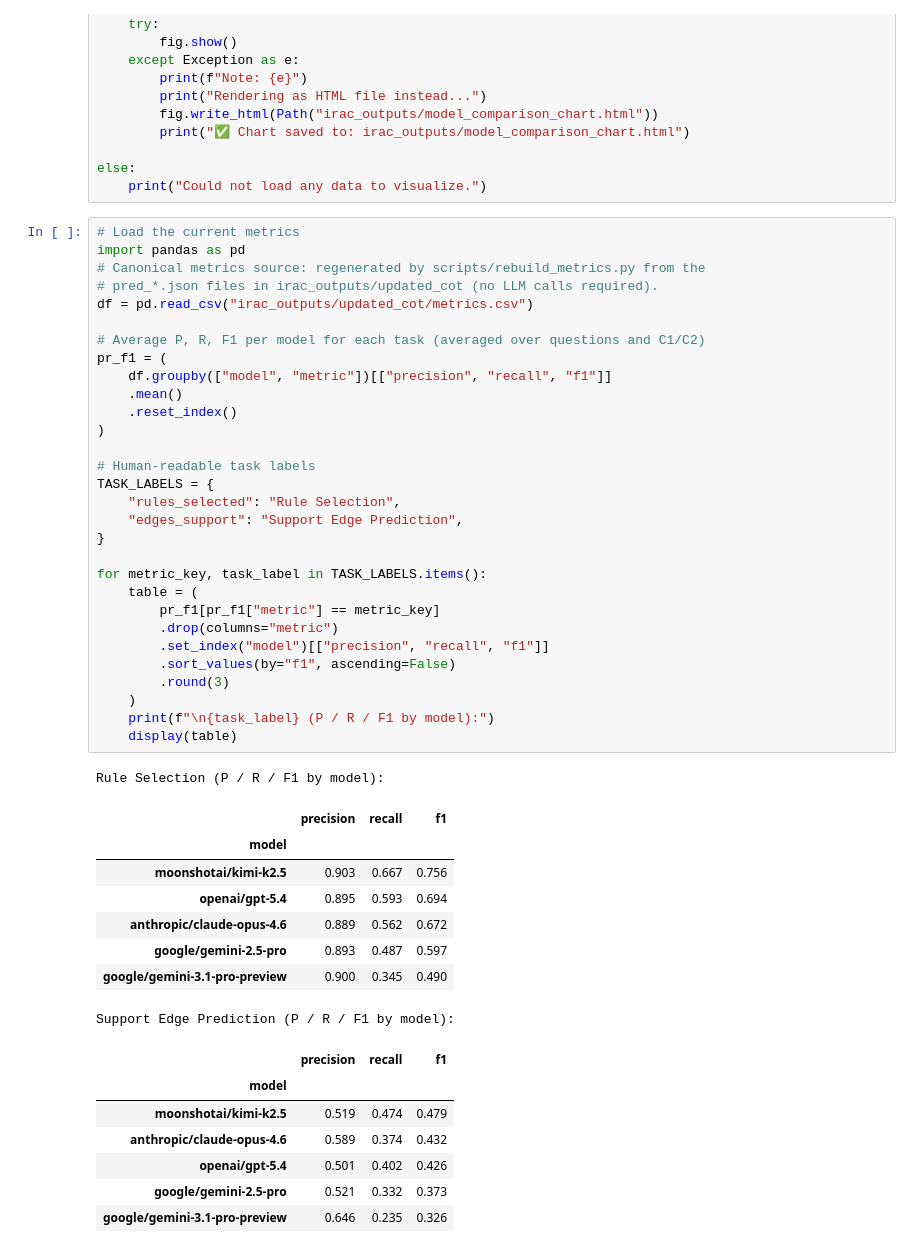
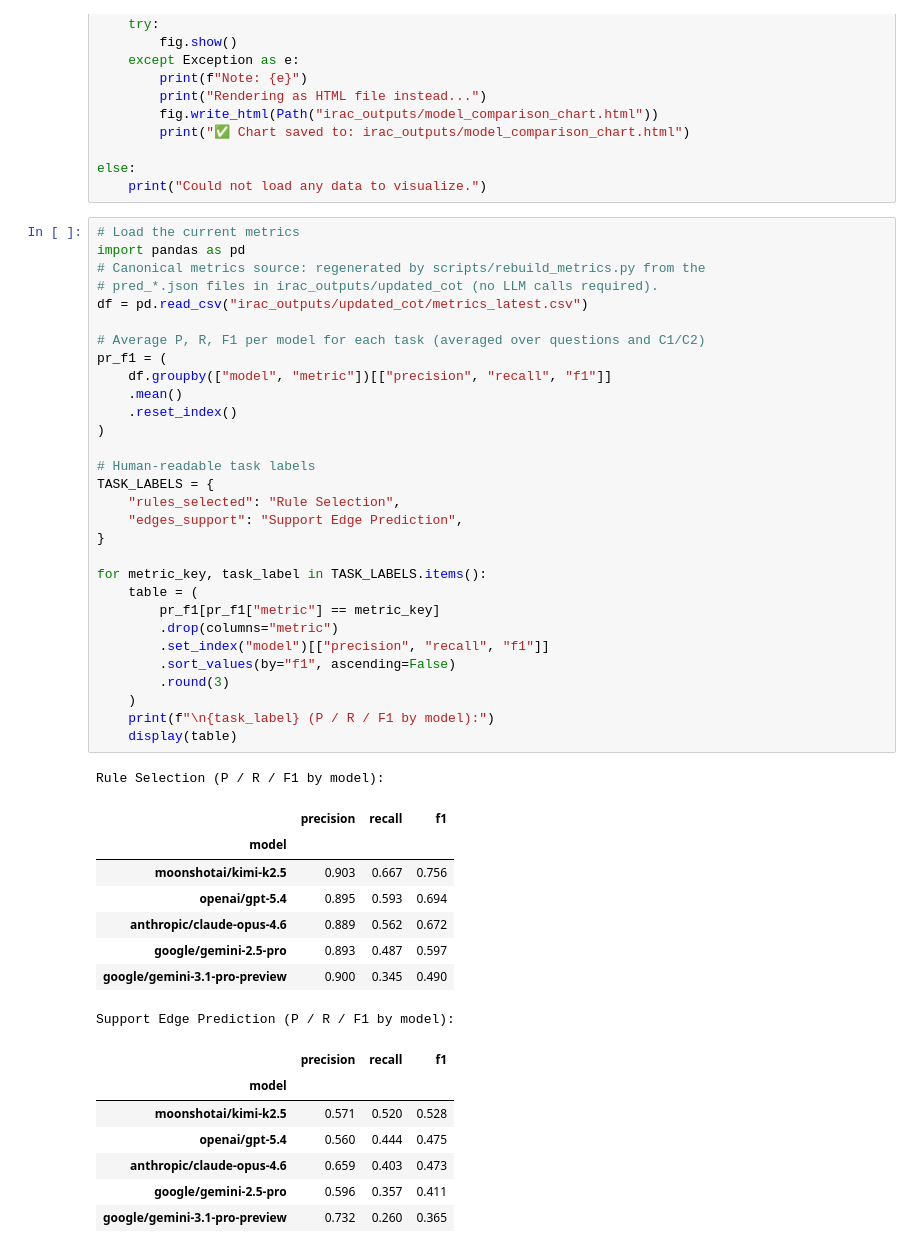
Before and after one commit to rnanda17/irac_paper, a Jupyter notebook: IRAC_notebook2.ipynb, the cells around one changed output. Saved outputs shown, nothing was run; the diff lists cells and outputs as text.

Commit message:
update: revise model evaluation metrics and adjust data source for metrics calculation

```diff
--- a/IRAC_notebook2.ipynb
+++ b/IRAC_notebook2.ipynb
@@ -445,7 +445,7 @@ else:
 import pandas as pd
 # Canonical metrics source: regenerated by scripts/rebuild_metrics.py from the
 # pred_*.json files in irac_outputs/updated_cot (no LLM calls required).
-df = pd.read_csv("irac_outputs/updated_cot/metrics.csv")
+df = pd.read_csv("irac_outputs/updated_cot/metrics_latest.csv")
 
 # Average P, R, F1 per model for each task (averaged over questions and C1/C2)
 pr_f1 = (
@@ -455,38 +455,38 @@ pr_f1 = (
 )
 
 # Human-readable task labels
 TASK_LABELS = {
     "rules_selected": "Rule Selection",
     "edges_support": "Support Edge Prediction",
 }
 
 for metric_key, task_label in TASK_LABELS.items():
     table = (
         pr_f1[pr_f1["metric"] == metric_key]
         .drop(columns="metric")
         .set_index("model")[["precision", "recall", "f1"]]
         .sort_values(by="f1", ascending=False)
         .round(3)
     )
     print(f"\n{task_label} (P / R / F1 by model):")
     display(table)
 # %% [output]
 Rule Selection (P / R / F1 by model):
 |  | precision | recall | f1 |
 | model |  |  |  |
 | moonshotai/kimi-k2.5 | 0.903 | 0.667 | 0.756 |
 | openai/gpt-5.4 | 0.895 | 0.593 | 0.694 |
 | anthropic/claude-opus-4.6 | 0.889 | 0.562 | 0.672 |
 | google/gemini-2.5-pro | 0.893 | 0.487 | 0.597 |
 | google/gemini-3.1-pro-preview | 0.900 | 0.345 | 0.490 |
 Support Edge Prediction (P / R / F1 by model):
 |  | precision | recall | f1 |
 | model |  |  |  |
-| moonshotai/kimi-k2.5 | 0.519 | 0.474 | 0.479 |
-| anthropic/claude-opus-4.6 | 0.589 | 0.374 | 0.432 |
-| openai/gpt-5.4 | 0.501 | 0.402 | 0.426 |
-| google/gemini-2.5-pro | 0.521 | 0.332 | 0.373 |
-| google/gemini-3.1-pro-preview | 0.646 | 0.235 | 0.326 |
+| moonshotai/kimi-k2.5 | 0.571 | 0.520 | 0.528 |
+| openai/gpt-5.4 | 0.560 | 0.444 | 0.475 |
+| anthropic/claude-opus-4.6 | 0.659 | 0.403 | 0.473 |
+| google/gemini-2.5-pro | 0.596 | 0.357 | 0.411 |
+| google/gemini-3.1-pro-preview | 0.732 | 0.260 | 0.365 |
 # %%
 # Per-question and per-conclusion results for the best model (by macro F1), split by task
 best_model = df.groupby("model")["f1"].mean().idxmax()
```
Also changed, not shown: parts of 1 cell of this notebook.
